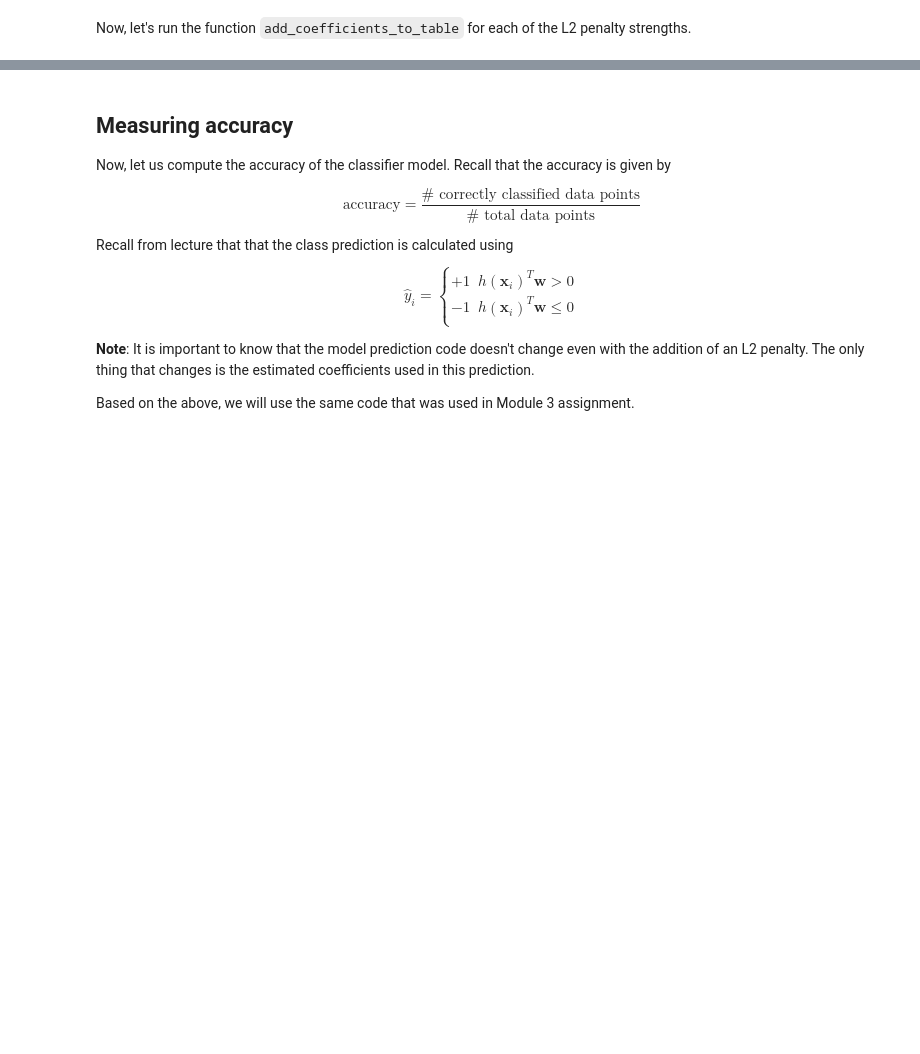
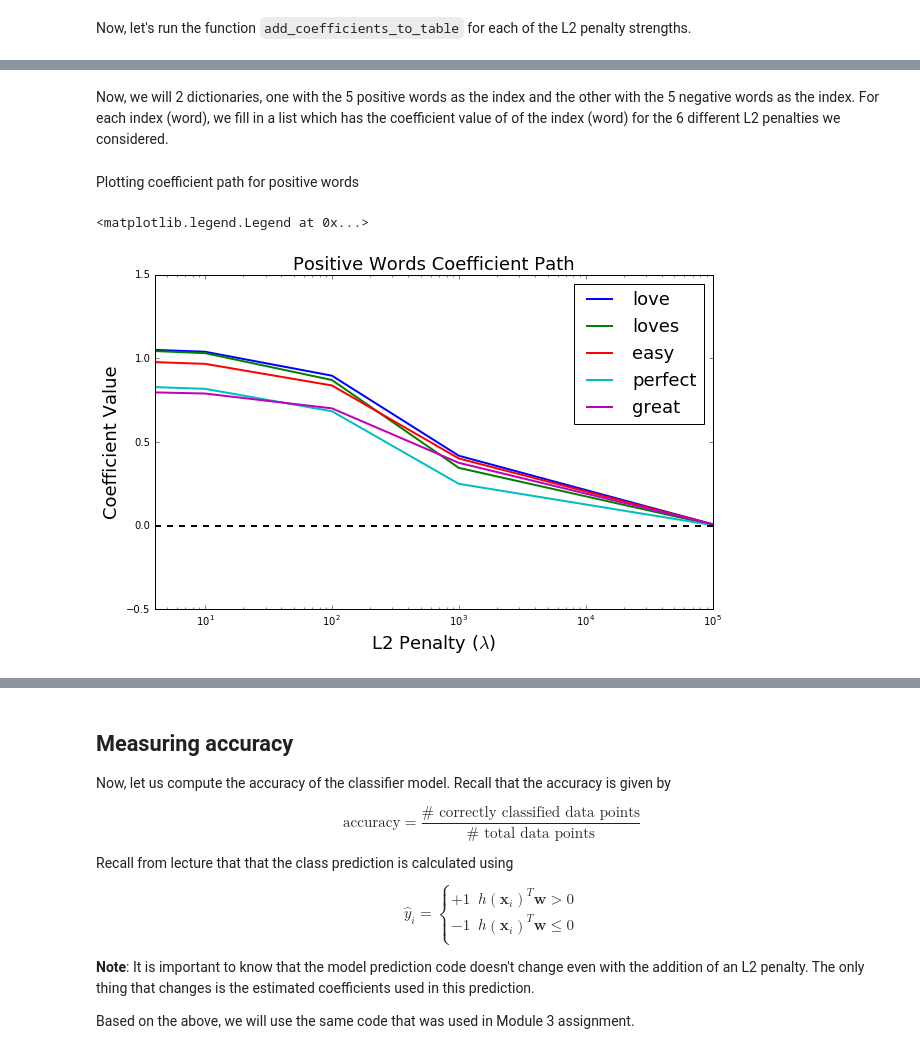
Before and after one commit to Santana9937/Classification_ML_Specialization, a Jupyter notebook: Week_2_Learning_Linear_Classifiers/week_2_assign_2_lin_reg_L2_reg.ipynb, the cells around one changed output, grey strips where cells are left out. Cells and saved outputs as stored; diff of their text form; code cells hidden in the pictures; blank space fills up the shorter version.

Commit message:
Plotted the coefficient path with changing L2 penalty for Week 2, Assign 2

```diff
--- a/Week_2_Learning_Linear_Classifiers/week_2_assign_2_lin_reg_L2_reg.ipynb
+++ b/Week_2_Learning_Linear_Classifiers/week_2_assign_2_lin_reg_L2_reg.ipynb
@@ -506,0 +500,3 @@ Using **the coefficients trained with L2 penalty 0**, find the 5 most positive w
+# %%
+positive_words = coeff_L2_0_table.sort_values(ascending=False)[0:5].index.tolist()
+negative_words = coeff_L2_0_table.sort_values(ascending=True)[0:5].index.tolist()
@@ -547,0 +517,2 @@ make_coefficient_plot(table, positive_words, negative_words, l2_penalty_list=[0,
+# %%
+l2_pen_vals = [0.0, 4.0, 10.0, 1.0e2, 1.0e3, 1.0e5]
@@ -547,0 +521,14 @@ make_coefficient_plot(table, positive_words, negative_words, l2_penalty_list=[0,
+# %%
+feature_words_lst = ['intercept'] + important_words
+# %% [markdown]
+Now, we will 2 dictionaries, one with the 5 positive words as the index and the other with the 5 negative words as the index. For each index (word), we fill in a list which has the coefficient value of of the index (word) for the 6 different L2 penalties we considered.
+# %%
+pos_word_coeff_dict = {}
+
+for curr_word in positive_words:
+    # Finding the index of the word we are considering in the feature_words_lst
+    word_index = feature_words_lst.index(curr_word)
+    # Filling in the list for this index with the coefficient values for the 6 L2 penalties we considered.
+    pos_word_coeff_dict[curr_word] = [coefficients_0_penalty[word_index], coefficients_4_penalty[word_index],
+                                      coefficients_10_penalty[word_index], coefficients_1e2_penalty[word_index],
+                                      coefficients_1e3_penalty[word_index], coefficients_1e5_penalty[word_index] ]
@@ -547,0 +545,15 @@ make_coefficient_plot(table, positive_words, negative_words, l2_penalty_list=[0,
+# %% [markdown]
+Plotting coefficient path for positive words
+# %%
+plt.figure(figsize=(10,6))
+for pos_word in positive_words:
+    plt.semilogx(l2_pen_vals, pos_word_coeff_dict[pos_word], linewidth =2, label = pos_word  )
+plt.plot(l2_pen_vals, [0,0,0,0,0,0],linewidth =2, linestyle = '--', color = "black")
+plt.axis([4.0, 1.0e5, -0.5, 1.5])
+plt.title("Positive Words Coefficient Path", fontsize=18)
+plt.xlabel("L2 Penalty ($\lambda$)", fontsize=18)
+plt.ylabel("Coefficient Value", fontsize=18)
+plt.legend(loc = "upper right", fontsize=18)
+# %% [output]
+<matplotlib.legend.Legend at 0x...>
+[figure, added]
```
Also changed, not shown: parts of 22 cells of this notebook.
